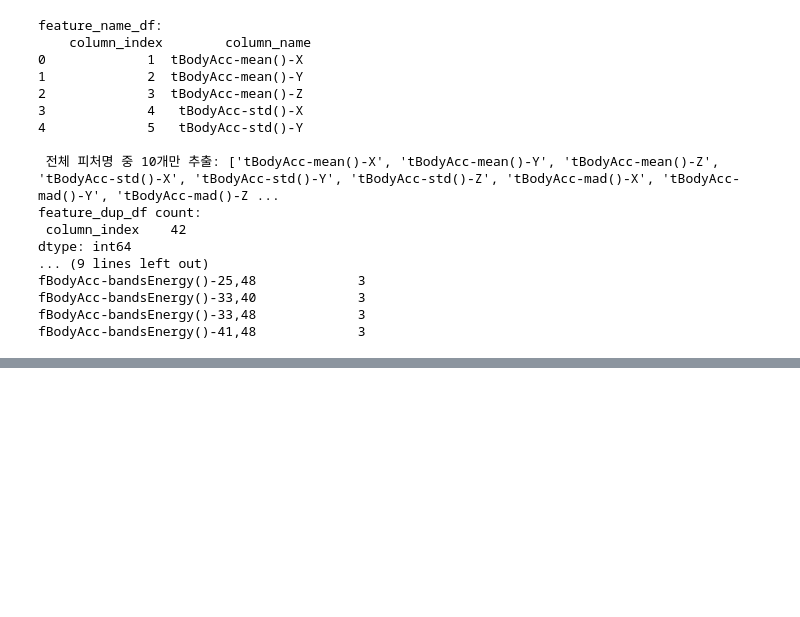
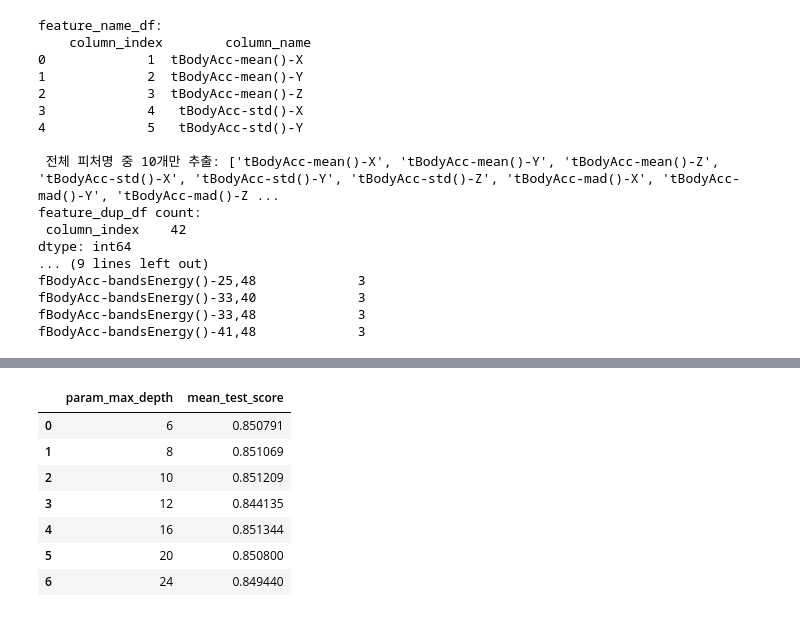
Before and after one commit to johyunkang/python-ml-guide, a Jupyter notebook: python_ml_perfect_guide_04_classification.ipynb, the cells around one changed output, grey strips where cells are left out. Drawn from its saved outputs; the diff is of its cells as text; code cells hidden in the pictures; blank space fills up the shorter version.

```diff
--- a/python_ml_perfect_guide_04_classification.ipynb
+++ b/python_ml_perfect_guide_04_classification.ipynb
@@ -253,0 +255,13 @@ Name: action, dtype: int64
+# %%
+from sklearn.tree import DecisionTreeClassifier
+from sklearn.metrics import accuracy_score
+
+# 예제 반복 시 마다 동일한 예측 결과 도축을 위해 random_state 설정
+dt = DecisionTreeClassifier(random_state = 156)
+dt.fit(x_train, y_train)
+pred = dt.predict(x_test)
+accuracy = accuracy_score(y_test, pred)
+print('결정 트리 예측 정확도:{0:.4f}'.format(accuracy))
+
+# 결정트리의 하이퍼 파라미터 추출
+print('DecisionTreeClassifier 기본 하이퍼 파라미터:\n', dt.get_params())
@@ -253,0 +272,11 @@ Name: action, dtype: int64
+# %%
+# 결정트리의 깊이(Tree Depth)가 예측 정확도에 영향을 주는지 테스트 (약 2분의 시간이 걸림)
+from sklearn.model_selection import GridSearchCV
+
+params = {'max_depth': [6, 8, 10, 12, 16, 20, 24]}
+
+grid_cv = GridSearchCV(dt, param_grid=params, scoring='accuracy', cv=5, verbose=1)
+grid_cv.fit(x_train, y_train)
+print('GridSearchCV 최고 평균 정확도 수치:{0:.4f}'.format(grid_cv.best_score_))
+print('GridSearchCV 최적 하이퍼 파라미터:', grid_cv.best_params_)
+# colab 에서 최고 평균 정확도: 0.8513, 최적 하이퍼 파라미터 max_depth: 16, 실행시간 : 1분 58초
@@ -253,0 +289,18 @@ Name: action, dtype: int64
+# %%
+# GridSearchCV 의 cv_result_ 속성은 CV 세트에 하이퍼 파라미터를 순차적으로 입력했을 때의 성능 수치를 가지고 있음
+# max_depth에 따른 평가 데이터 세트의 평균 정확도 수치(cv_result_ 의 'mean_test_score'값)를 cv_results_ 에서 추출해 보겠음
+
+# GridSearchCV 객체의 cv_results_ 속성을 DF로 생성
+cv_results_df = pd.DataFrame(grid_cv.cv_results_)
+
+# max_depth 파라미터 값과 그때의 테스트 세트, 학습 데이터 세트의 정확도 수치 추출
+cv_results_df[['param_max_depth', 'mean_test_score']]   # max_depth 가 16일때 mean_test_score 는 0.851344 로 가장 높다.
+# %% [output]
+|  | param_max_depth | mean_test_score |
+| 0 | 6 | 0.850791 |
+| 1 | 8 | 0.851069 |
+| 2 | 10 | 0.851209 |
+| 3 | 12 | 0.844135 |
+| 4 | 16 | 0.851344 |
+| 5 | 20 | 0.850800 |
+| 6 | 24 | 0.849440 |
```
Also changed, not shown: parts of 9 cells of this notebook.
